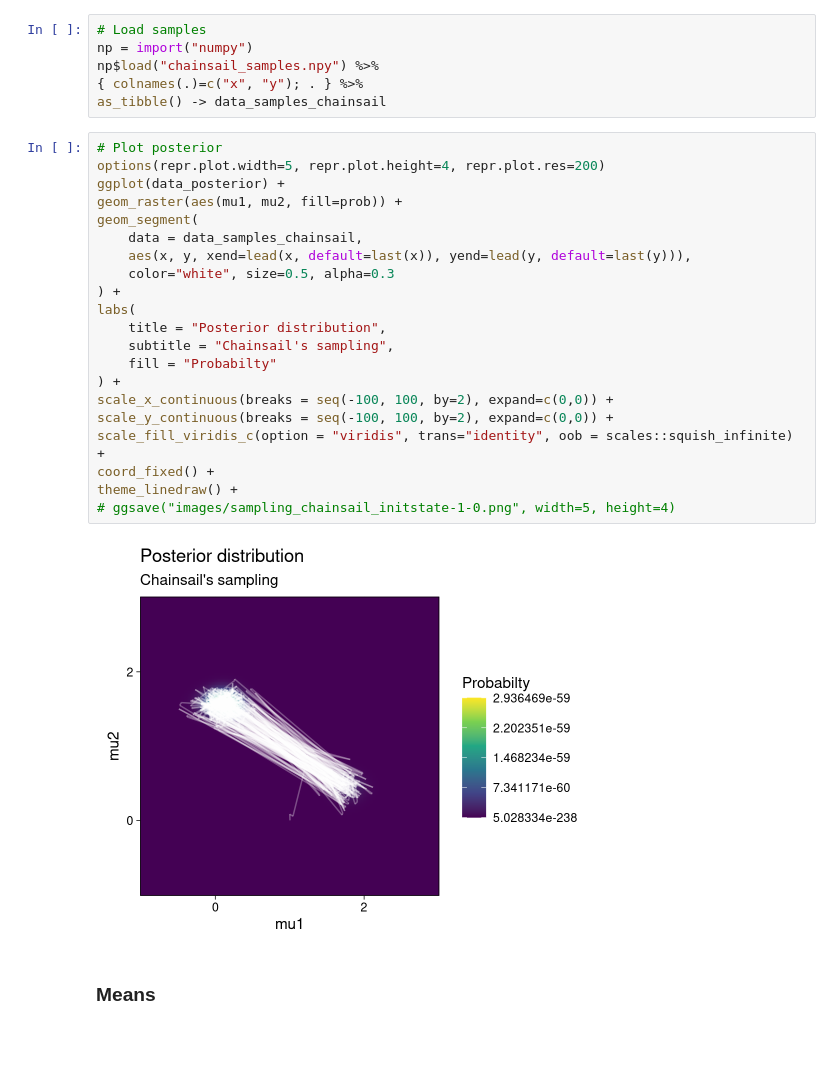
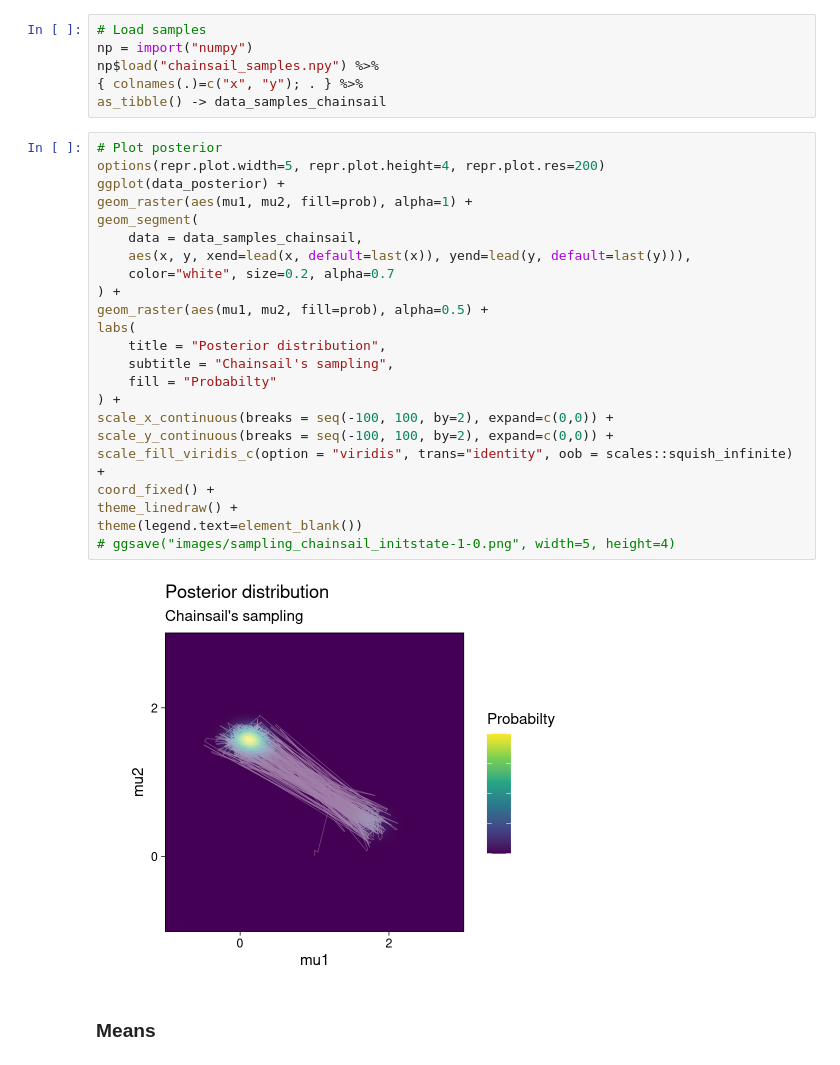
Before and after one commit to tweag/chainsail-resources, a Jupyter notebook: examples/soft-kmeans/soft-kmeans.ipynb, the cells around one changed output. Drawn from its saved outputs; the diff is of its cells as text.

Commit message:
Adapt sampling and posteriors to still show the colors underneath

```diff
--- a/examples/soft-kmeans/soft-kmeans.ipynb
+++ b/examples/soft-kmeans/soft-kmeans.ipynb
@@ -346,26 +356,28 @@ as_tibble() -> data_samples_chainsail
 # %%
 # Plot posterior
 options(repr.plot.width=5, repr.plot.height=4, repr.plot.res=200)
 ggplot(data_posterior) +
-geom_raster(aes(mu1, mu2, fill=prob)) +
+geom_raster(aes(mu1, mu2, fill=prob), alpha=1) +
 geom_segment(
     data = data_samples_chainsail,
     aes(x, y, xend=lead(x, default=last(x)), yend=lead(y, default=last(y))),
-    color="white", size=0.5, alpha=0.3
+    color="white", size=0.2, alpha=0.7
 ) +
+geom_raster(aes(mu1, mu2, fill=prob), alpha=0.5) +
 labs(
     title = "Posterior distribution",
     subtitle = "Chainsail's sampling",
     fill = "Probabilty"
 ) +
 scale_x_continuous(breaks = seq(-100, 100, by=2), expand=c(0,0)) +
 scale_y_continuous(breaks = seq(-100, 100, by=2), expand=c(0,0)) +
 scale_fill_viridis_c(option = "viridis", trans="identity", oob = scales::squish_infinite) +
 coord_fixed() +
 theme_linedraw() +
+theme(legend.text=element_blank())
 # ggsave("images/sampling_chainsail_initstate-1-0.png", width=5, height=4)
 # %% [output]
-[figure, old version]
+[figure, new version]
 # %% [markdown]
 ### Means
 # %%
```
Also changed, not shown: parts of 11 cells of this notebook, 2 other files.
